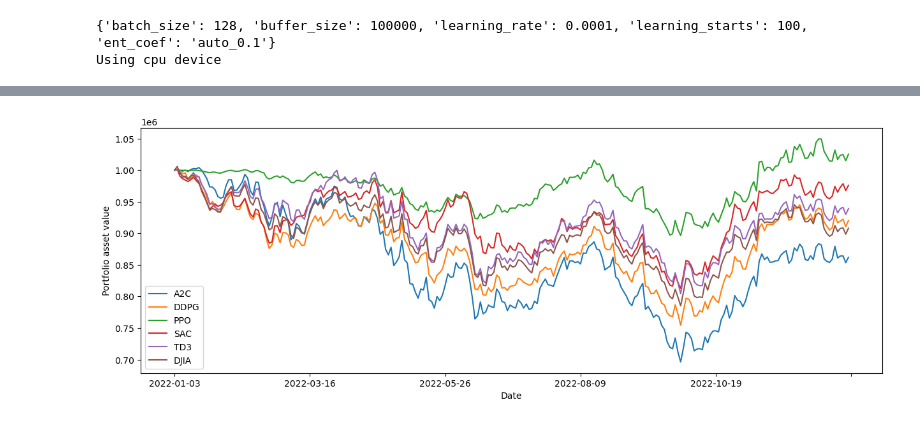
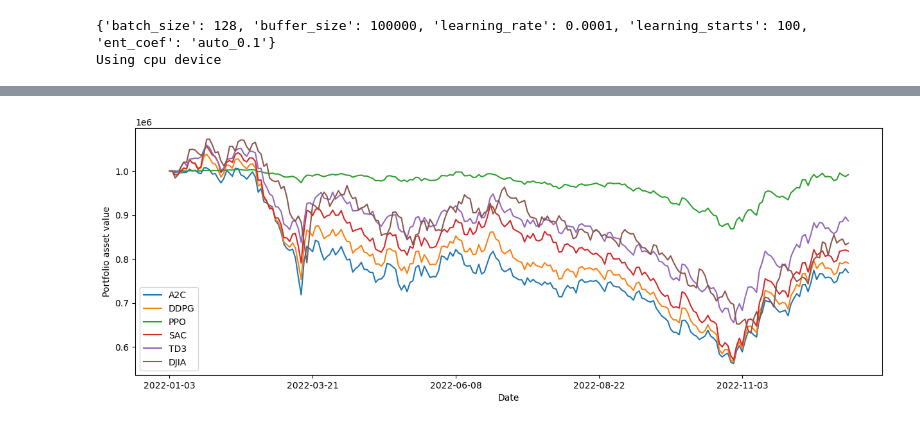
Before and after one commit to CodeArchitecture/FinRL, a Jupyter notebook: Stock_NeurIPS2018_SB3.ipynb, the cells around one changed output, grey strips where cells are left out. Cells and saved outputs as stored; diff of their text form; code cells hidden in the pictures.

```diff
--- a/Stock_NeurIPS2018_SB3.ipynb
+++ b/Stock_NeurIPS2018_SB3.ipynb
@@ -46,10 +31,16 @@ clean_and_make_directories([TRAINED_MODEL_DIR, RESULTS_DIR, os.path.join(RESULTS
                             os.path.join(RESULTS_DIR,'ddpg'),os.path.join(RESULTS_DIR,'ppo'),
                             os.path.join(RESULTS_DIR,'td3'),os.path.join(RESULTS_DIR,'sac')])
 # %%
-TRAIN_START_DATE = '2009-01-01'
+TRAIN_START_DATE = '2012-01-01'
 TRAIN_END_DATE = '2022-01-01'
 TRADE_START_DATE = '2022-01-01'
 TRADE_END_DATE = '2023-01-01'
 
 TIMESTEPS = [100,100,100,100,100]
-# TIMESTEPS = [50000,50000,50000,50000,50000]
+# TIMESTEPS = [20000,20000,20000,20000,20000]
+
+# '^DJI','^SSE','^HSI'
+# DOW_30_TICKER, SSE_50_TICKER, HSI_50_TICKER
+DATA_NAME = 'DJIA'
+PORTFOLIO = SSE_50_TICKER
+BASELINES = '^SSE'
@@ -417,22 +445,22 @@ df_dji.to_csv("results/df_dji.csv")
 # %%
 %matplotlib inline
 df1 = pd.read_csv('results/a2c/df_account_value_turbulence90',index_col=0)
 df2 = pd.read_csv('results/ddpg/df_account_value_turbulence90',index_col=0)
 df3 = pd.read_csv('results/ppo/df_account_value_turbulence90',index_col=0)
 df4 = pd.read_csv('results/sac/df_account_value_turbulence90',index_col=0)
 df5 = pd.read_csv('results/td3/df_account_value_turbulence90',index_col=0)
-df6 = pd.read_csv('results/df_dji.csv',index_col=0)
+df6 = pd.read_csv('results/df_{}.csv'.format(DATA_NAME),index_col=0)
 
 plt.rcParams["figure.figsize"] = (15,5)
 df = pd.concat([df1,df2,df3,df4,df5,df6],axis=1)
-df.columns=['A2C','DDPG','PPO','SAC','TD3','DJIA']
+df.columns=['A2C','DDPG','PPO','SAC','TD3', DATA_NAME]
 fig = df.plot()
 fig.set_xlabel('Date')
 fig.set_ylabel('Portfolio asset value')
 plt.legend()
 fig.get_figure().savefig('results/backtest.png')
 # %% [output]
-[figure, old version]
+[figure, new version]
 # %%
 import shutil
 folder_name = 'results'
```
Also changed, not shown: parts of 29 cells of this notebook.
